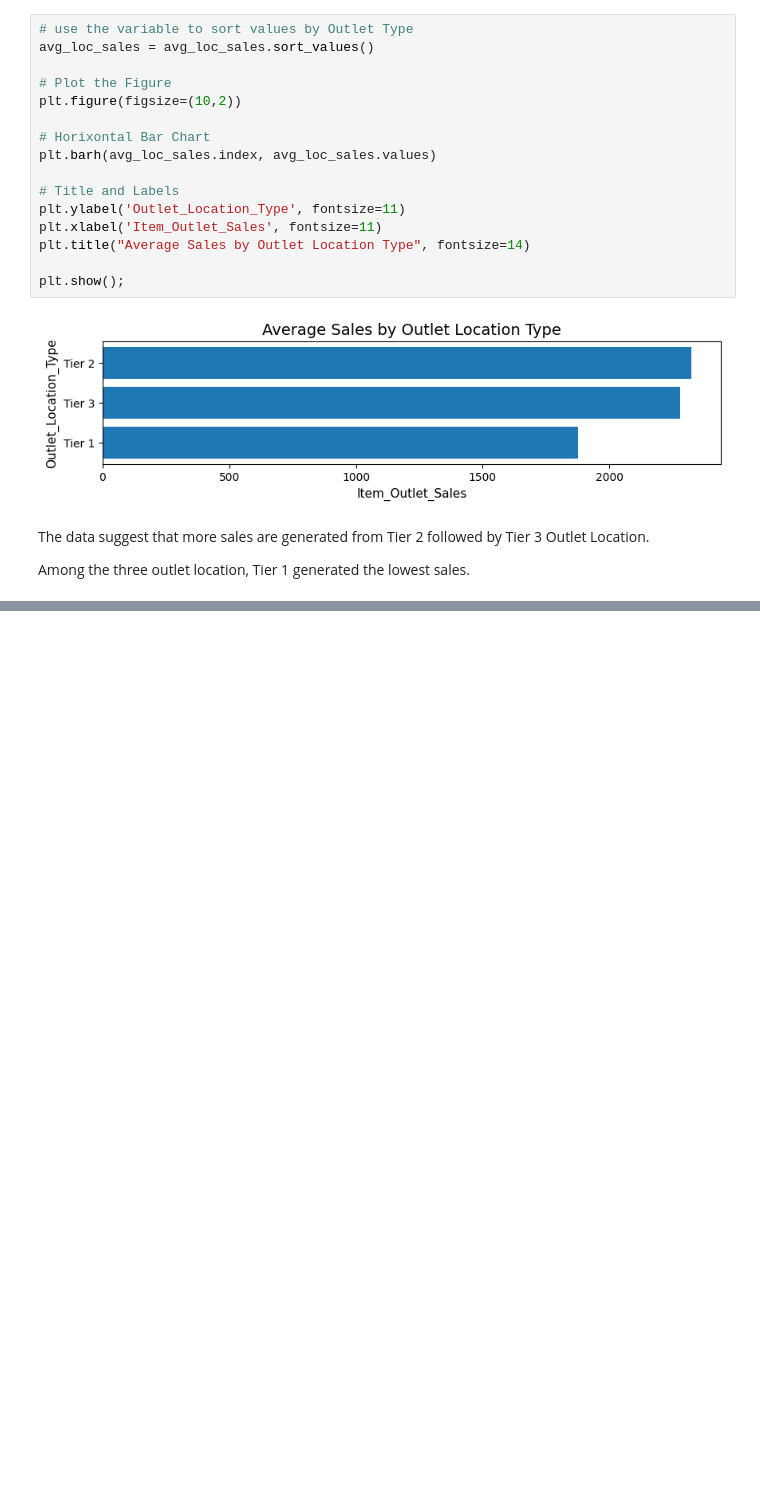
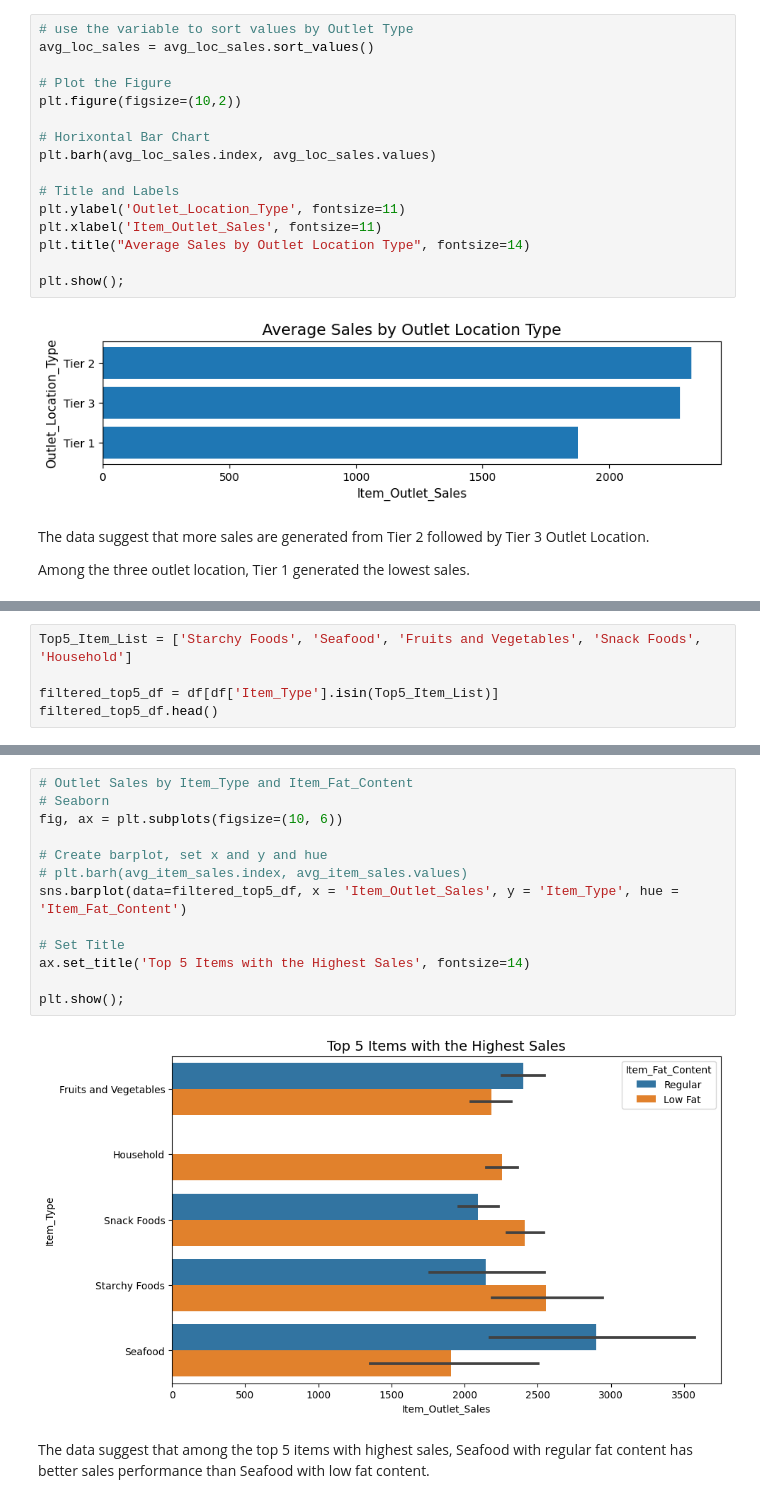
Before and after one commit to maricelandal/food-sales-predictions, a Jupyter notebook: food_sales_prediction.ipynb, the cells around one changed output, grey strips where cells are left out. Cells and saved outputs as stored; diff of their text form; blank space fills up the shorter version.

```diff
--- a/food_sales_prediction.ipynb
+++ b/food_sales_prediction.ipynb
@@ -650,0 +682,5 @@ Among the three outlet location, Tier 1 generated the lowest sales.
+# %%
+Top5_Item_List = ['Starchy Foods', 'Seafood', 'Fruits and Vegetables', 'Snack Foods', 'Household']
+
+filtered_top5_df = df[df['Item_Type'].isin(Top5_Item_List)]
+filtered_top5_df.head()
@@ -650,0 +694,17 @@ Among the three outlet location, Tier 1 generated the lowest sales.
+# %%
+# Outlet Sales by Item_Type and Item_Fat_Content
+# Seaborn
+fig, ax = plt.subplots(figsize=(10, 6))
+
+# Create barplot, set x and y and hue
+# plt.barh(avg_item_sales.index, avg_item_sales.values)
+sns.barplot(data=filtered_top5_df, x = 'Item_Outlet_Sales', y = 'Item_Type', hue = 'Item_Fat_Content')
+
+# Set Title
+ax.set_title('Top 5 Items with the Highest Sales', fontsize=14)
+
+plt.show();
+# %% [output]
+[figure, added]
+# %% [markdown]
+The data suggest that among the top 5 items with highest sales, Seafood with regular fat content has better sales performance than Seafood with low fat content.
```
Also changed, not shown: parts of 10 cells of this notebook.
